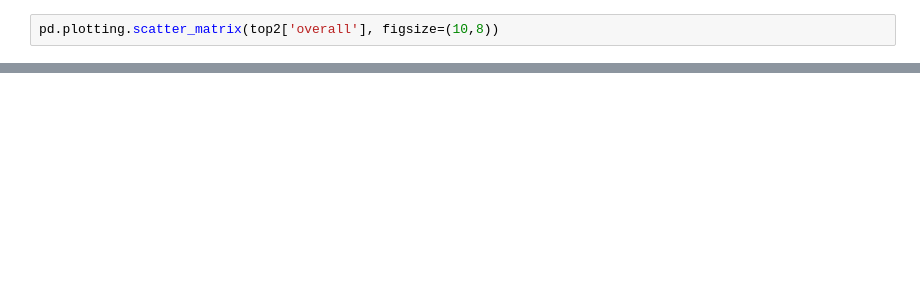
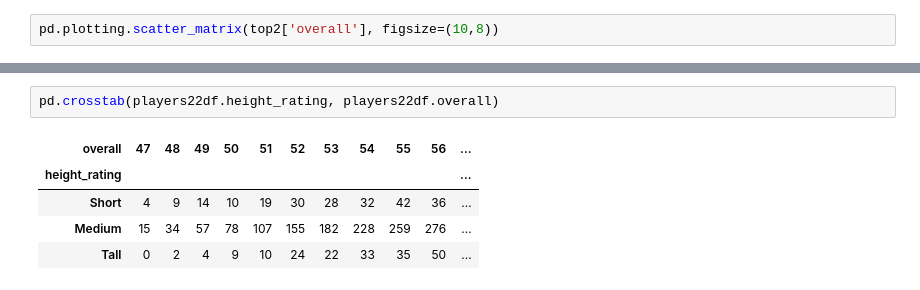
Before and after one commit to kurosakiaduma/fifa_case_study, a Jupyter notebook: fifa_datasets.ipynb, the cells around one changed output, grey strips where cells are left out. Drawn from its saved outputs; the diff is of its cells as text; blank space fills up the shorter version.

```diff
--- a/Untitled.ipynb
+++ b/fifa_datasets.ipynb
@@ -174,0 +227,8 @@ desc_top = pd.cut(top2['overall'], bins=4)
+# %%
+pd.crosstab(players22df.height_rating, players22df.overall)
+# %% [output]
+| overall | 47 | 48 | 49 | 50 | 51 | 52 | 53 | 54 | 55 | 56 | ... |
+| height_rating |  |  |  |  |  |  |  |  |  |  | ... |
+| Short | 4 | 9 | 14 | 10 | 19 | 30 | 28 | 32 | 42 | 36 | ... |
+| Medium | 15 | 34 | 57 | 78 | 107 | 155 | 182 | 228 | 259 | 276 | ... |
+| Tall | 0 | 2 | 4 | 9 | 10 | 24 | 22 | 33 | 35 | 50 | ... |
```
Also changed, not shown: parts of 22 cells of this notebook.
